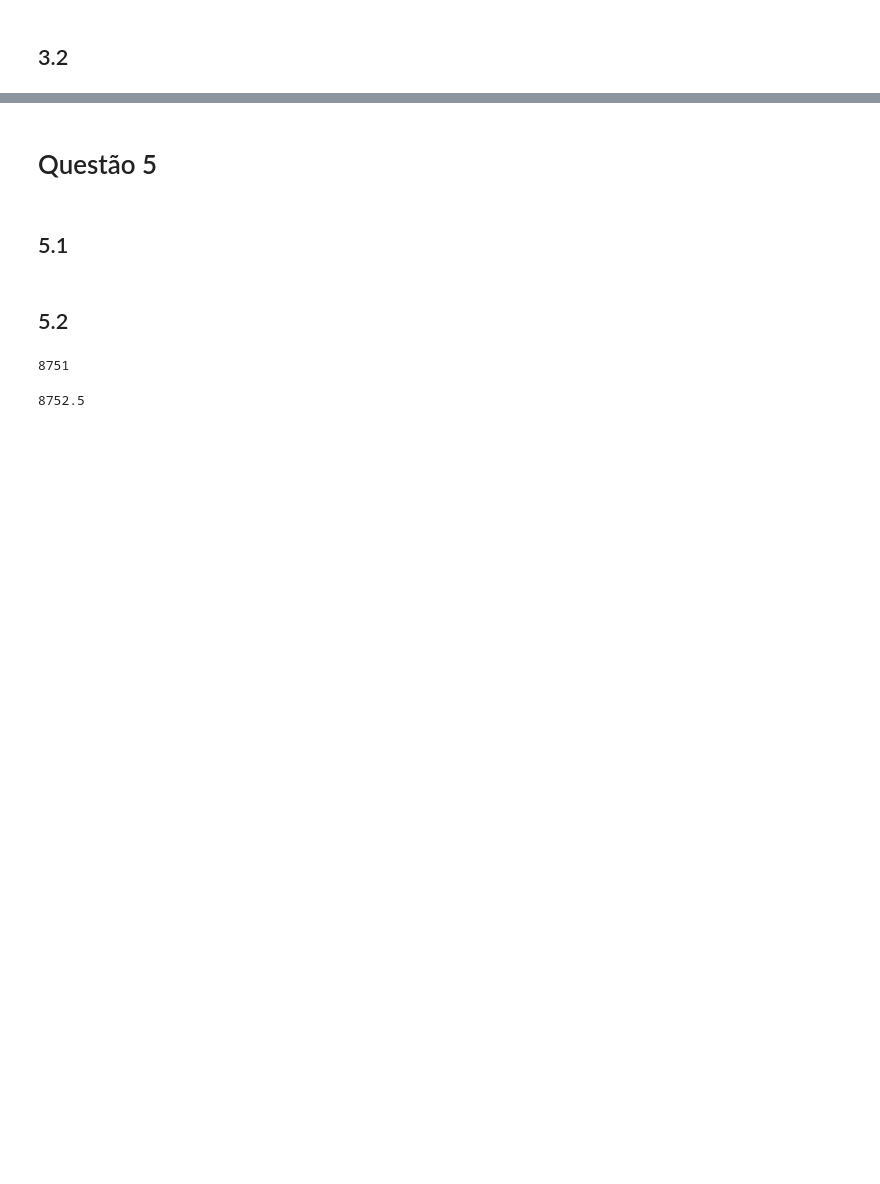
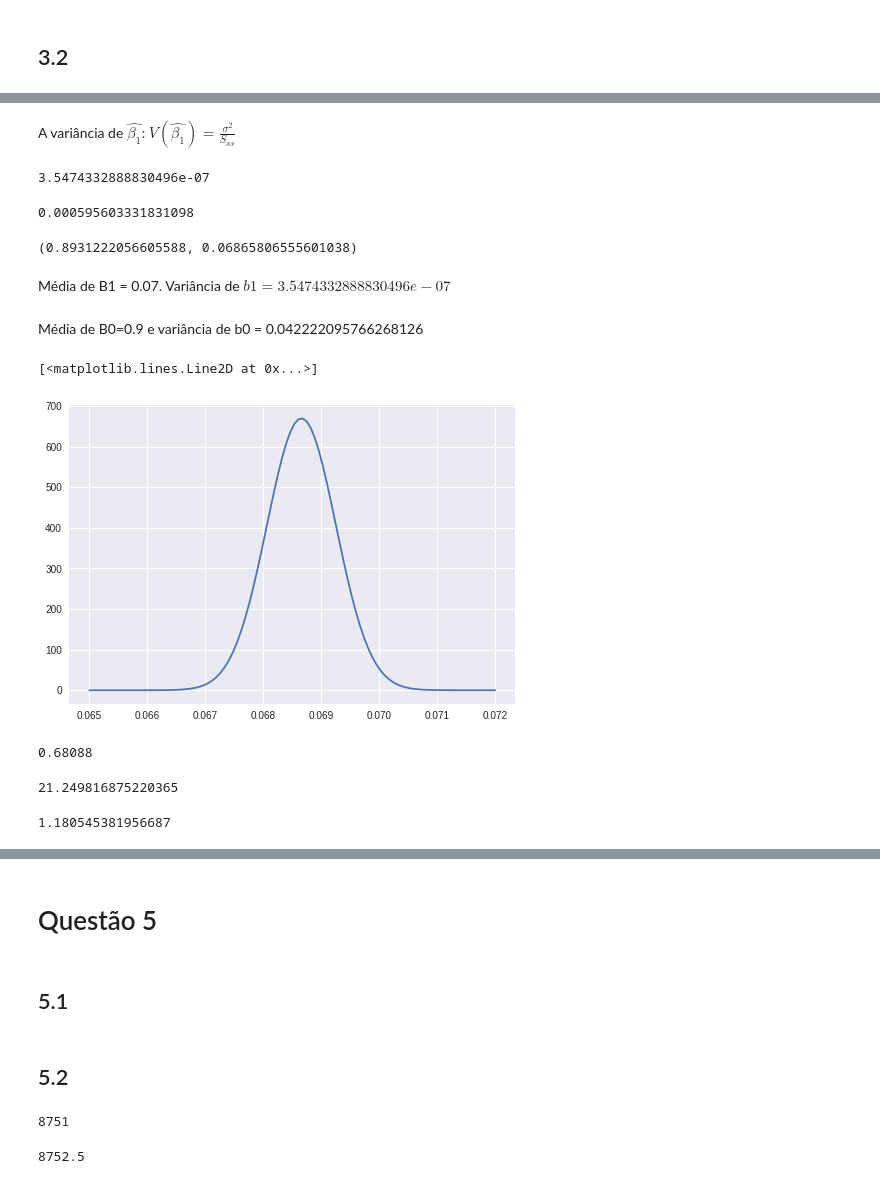
Before and after one commit to ifribeiro/TEI-EstApl, a Jupyter notebook: EPC9.ipynb, the cells around one changed output, grey strips where cells are left out. Cells and saved outputs as stored; diff of their text form; code cells hidden in the pictures; blank space fills up the shorter version.

```diff
--- a/EPC9.ipynb
+++ b/EPC9.ipynb
@@ -113,0 +146,9 @@ ax[1].hist(betas_1);
+# %% [markdown]
+A variância de $\hat{\beta_1}$: $V(\hat{\beta_1}) = \frac{\sigma^2}{S_{xx}}$
+# %%
+def calc_Sxx(X):
+    sxx = np.power(X - np.mean(X), 2).sum()
+    return sxx
+def calc_SSe(y, y_hat):
+    sse = np.power(np.array(y) - np.array(y_hat), 2).sum()
+    return sse
@@ -113,0 +163,18 @@ ax[1].hist(betas_1);
+# %%
+sxx = calc_Sxx(X)
+sse = calc_SSe(Y, y_hat)
+sigma2 = sse/(100-2)
+varb1 = sigma2/sxx
+varb1
+# %% [output]
+3.5474332888830496e-07
+# %%
+np.sqrt(varb1)
+# %% [output]
+0.000595603331831098
+# %%
+b0, b1
+# %% [output]
+(0.8931222056605588, 0.06865806555601038)
+# %% [markdown]
+Média de B1 = 0.07. Variância de $b1 = 3.5474332888830496e-07$
@@ -113,0 +184,10 @@ ax[1].hist(betas_1);
+# %% [markdown]
+Média de B0=0.9 e variância de b0 = 0.042222095766268126
+# %%
+# X_b1 = np.linspace(b1-2*varb1, b1+2*varb1, 100)
+X_b1 = np.linspace(0.065, 0.072, 100)
+pdf_b1 = [norm.pdf(xi, loc=b1, scale=np.sqrt(varb1)) for xi in X_b1]
+plt.plot(X_b1, pdf_b1)
+# %% [output]
+[<matplotlib.lines.Line2D at 0x...>]
+[figure, added]
@@ -113,0 +197,13 @@ ax[1].hist(betas_1);
+# %%
+calc_Sxx(X_exemplo)
+# %% [output]
+0.68088
+# %%
+calc_SSe(Y_exemplo, Y_hat_exemplo)
+# %% [output]
+21.249816875220365
+# %%
+sigma_2 = 21.249816875220365/(20-2)
+sigma_2
+# %% [output]
+1.180545381956687
```
Also changed, not shown: parts of 30 cells of this notebook.
